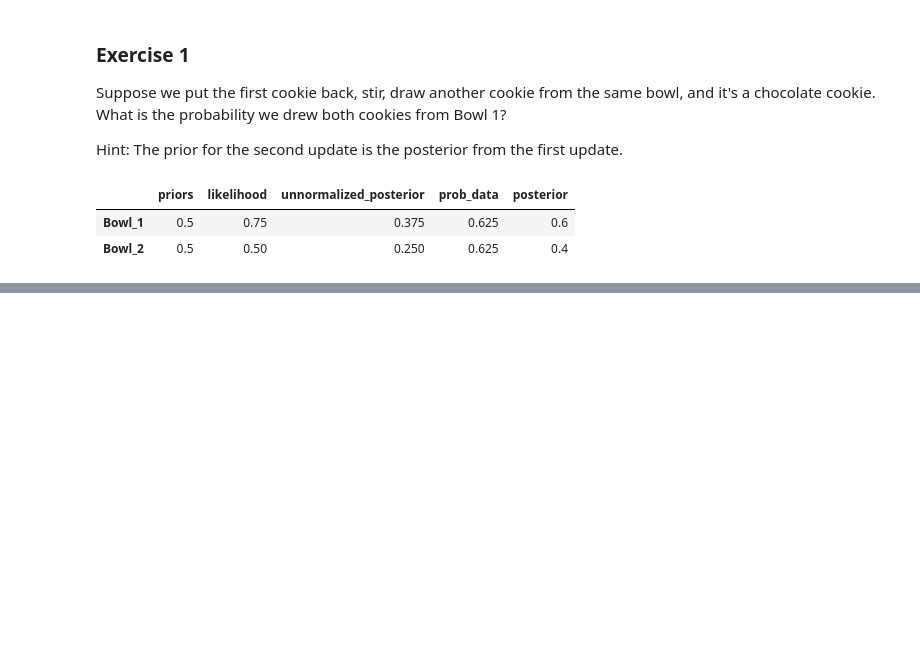
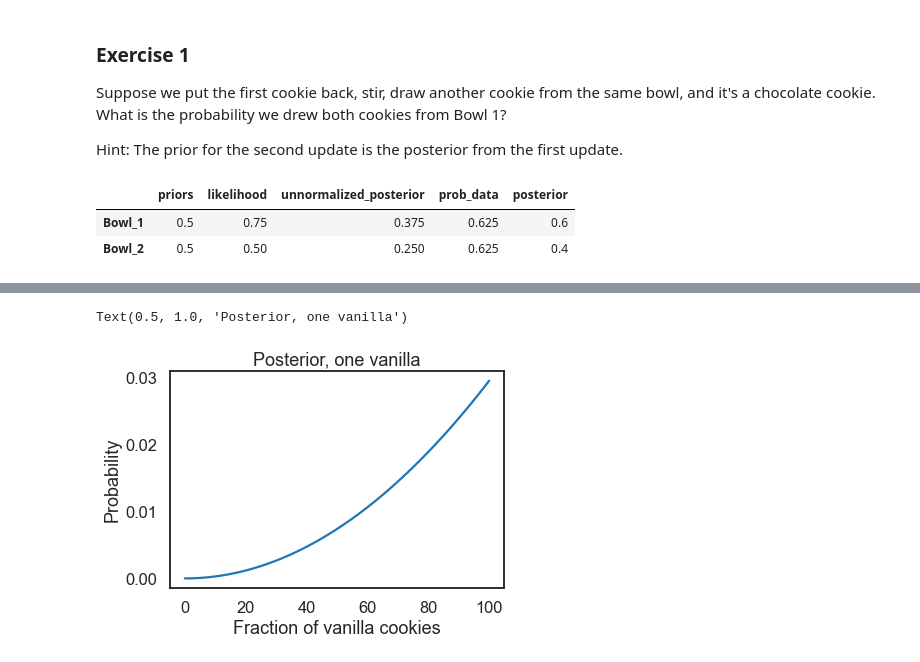
Before and after one commit to arjunjanamatti/open_cv_from_freecodecamp, a Jupyter notebook: bayesian_made_simple/cookie_01.ipynb, the cells around one changed output, grey strips where cells are left out. Drawn from its saved outputs; the diff is of its cells as text; code cells hidden in the pictures; blank space fills up the shorter version.

```diff
--- a/bayesian_made_simple/cookie_01.ipynb
+++ b/bayesian_made_simple/cookie_01.ipynb
@@ -91,0 +152,7 @@ p_h_d_2
+# %%
+priors_index = list(range(101))
+priors = updated_df['posterior']
+vanilla_likelihood = priors_index
+# %%
+updated_df_1 = get_posterior(priors, priors_index, vanilla_likelihood)
+updated_df_1
@@ -91,0 +173,9 @@ p_h_d_2
+# %%
+updated_df_1['posterior'].plot()
+
+plt.xlabel('Fraction of vanilla cookies')
+plt.ylabel('Probability')
+plt.title('Posterior, one vanilla')
+# %% [output]
+Text(0.5, 1.0, 'Posterior, one vanilla')
+[figure, added]
```
Also changed, not shown: parts of 17 cells of this notebook.
